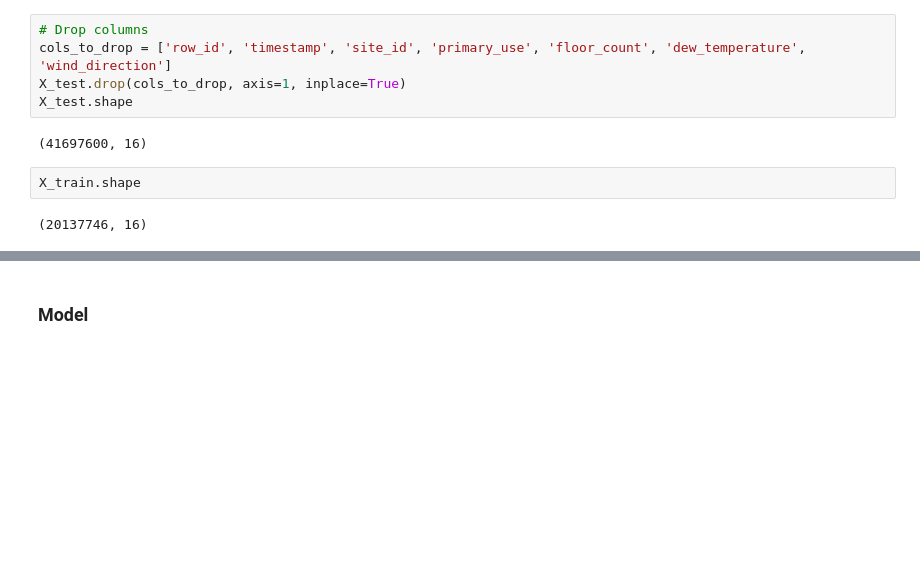
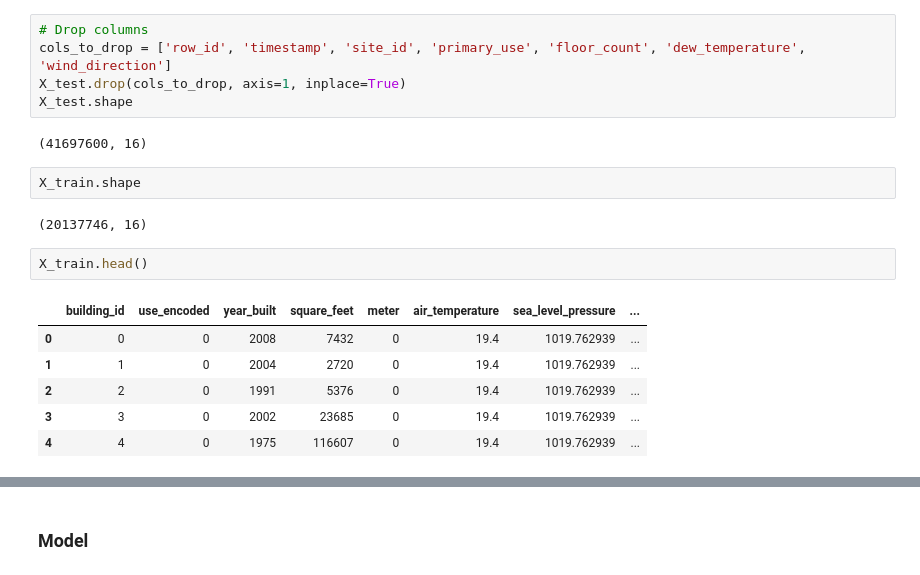
Before and after one commit to tri-bui/gep3-draft, a Jupyter notebook: submission_0.ipynb, the cells around one changed output, grey strips where cells are left out. Saved outputs shown, nothing was run; the diff lists cells and outputs as text; blank space fills up the shorter version.

```diff
--- a/submission_0.ipynb
+++ b/submission_0.ipynb
@@ -574,3 +577,12 @@ X_test.shape
 X_train.shape
 # %% [output]
 (20137746, 16)
+# %%
+X_train.head()
+# %% [output]
+|  | building_id | use_encoded | year_built | square_feet | meter | air_temperature | sea_level_pressure | ... |
+| 0 | 0 | 0 | 2008 | 7432 | 0 | 19.4 | 1019.762939 | ... |
+| 1 | 1 | 0 | 2004 | 2720 | 0 | 19.4 | 1019.762939 | ... |
+| 2 | 2 | 0 | 1991 | 5376 | 0 | 19.4 | 1019.762939 | ... |
+| 3 | 3 | 0 | 2002 | 23685 | 0 | 19.4 | 1019.762939 | ... |
+| 4 | 4 | 0 | 1975 | 116607 | 0 | 19.4 | 1019.762939 | ... |
```
Also changed, not shown: parts of 52 cells of this notebook.
